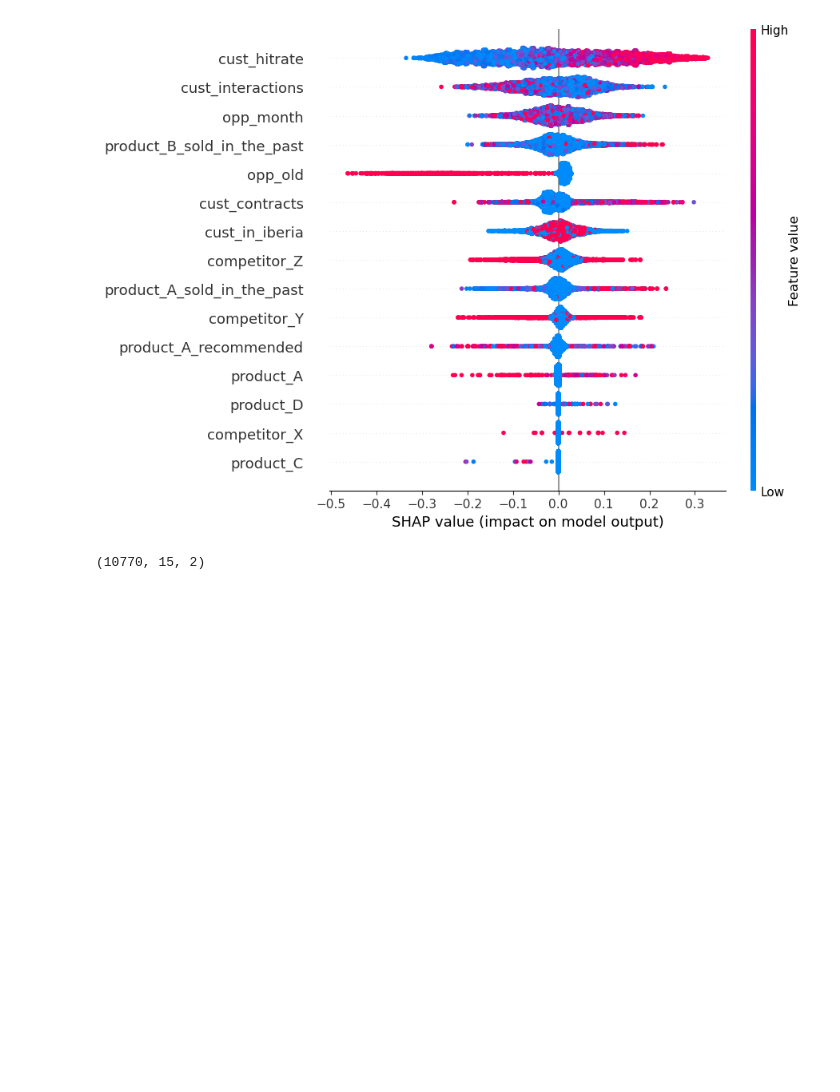
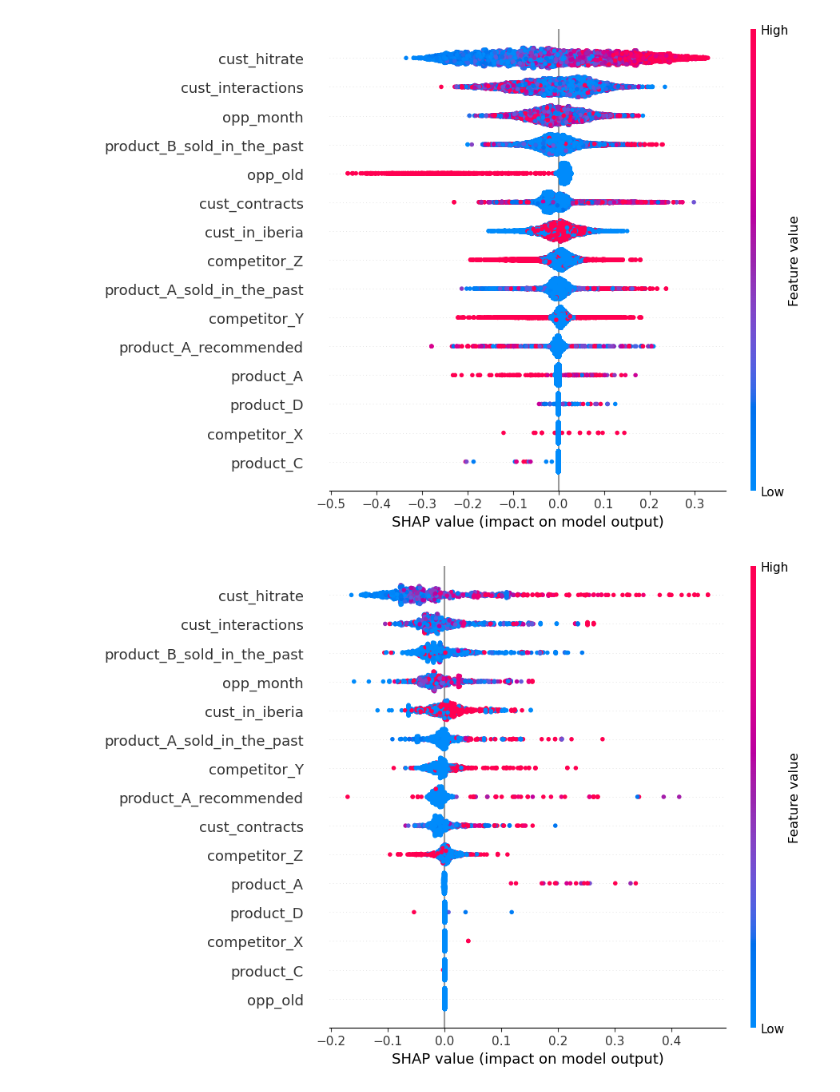
Before and after one commit to SebastianLunaValoroso/Datathon-Schneider-Electric, a Jupyter notebook: proves.ipynb, the cells around one changed output. Drawn from its saved outputs; the diff is of its cells as text; code cells hidden in the pictures; blank space fills up the shorter version.

Commit message:
He afegit un plot per quan les oportunitats son antigues

```diff
--- a/proves.ipynb
+++ b/proves.ipynb
@@ -19,6 +19,15 @@ shap.plots.beeswarm(shap_values[:,:,1], max_display=16)
 %Exits amb tots els atributs = 0.832497678737233
 [figure]
 # %%
-print(shap_values.shape)
+Older = pd.read_csv("dataset.csv", usecols=range(1,17))
+Older = Older[Older["opp_old"] > 3]
+X_old = Older.drop("target_variable", axis=1)
+y_old = Older["target_variable"]
+X_old_Train, X_old_Test, y_old_train, y_old_test = train_test_split(X_old, y_old, test_size = 0.3, random_state = 1)
+Rf_old = RandomForestClassifier(n_estimators=10)
+Rf_old.fit(X_old_Train,y_old_train)
+explainer_old = shap.TreeExplainer(Rf_old, X_old_Train)
+shap_values_old = explainer_old(X_old_Test, check_additivity=False)
+shap.plots.beeswarm(shap_values_old[:,:,1], max_display=16)
 # %% [output]
-(10770, 15, 2)
+[figure, added]
```
